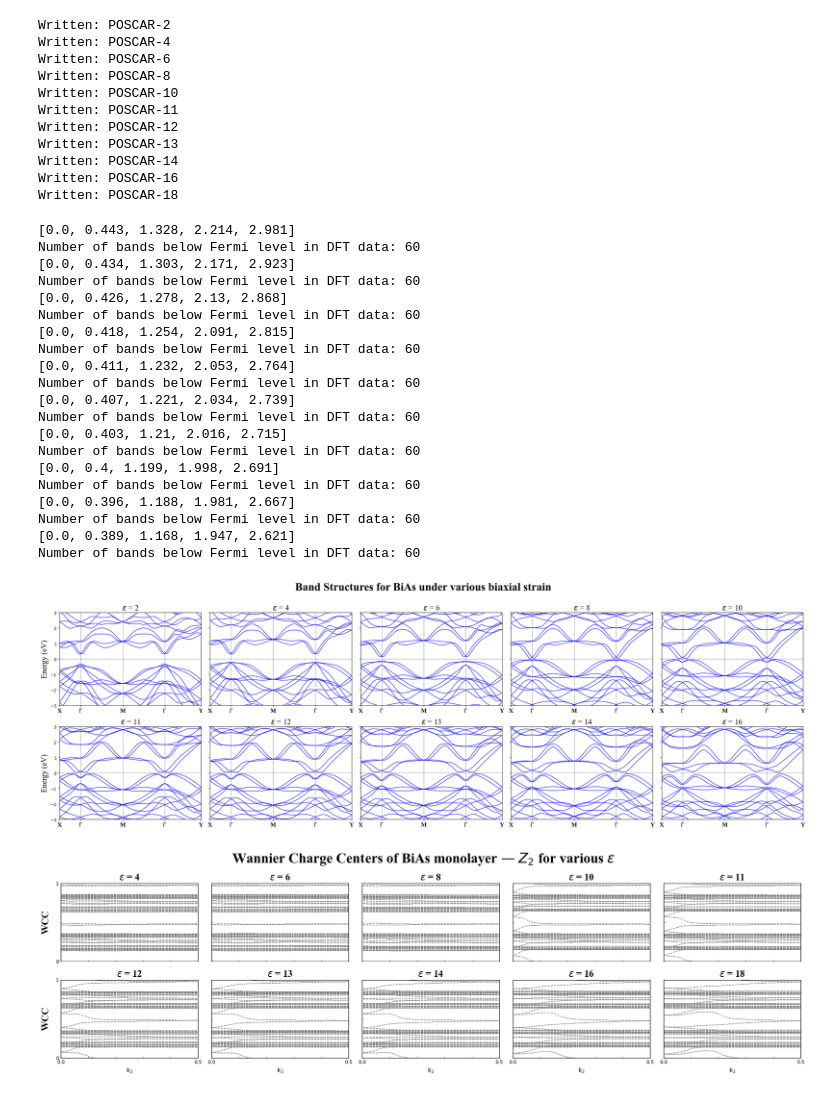
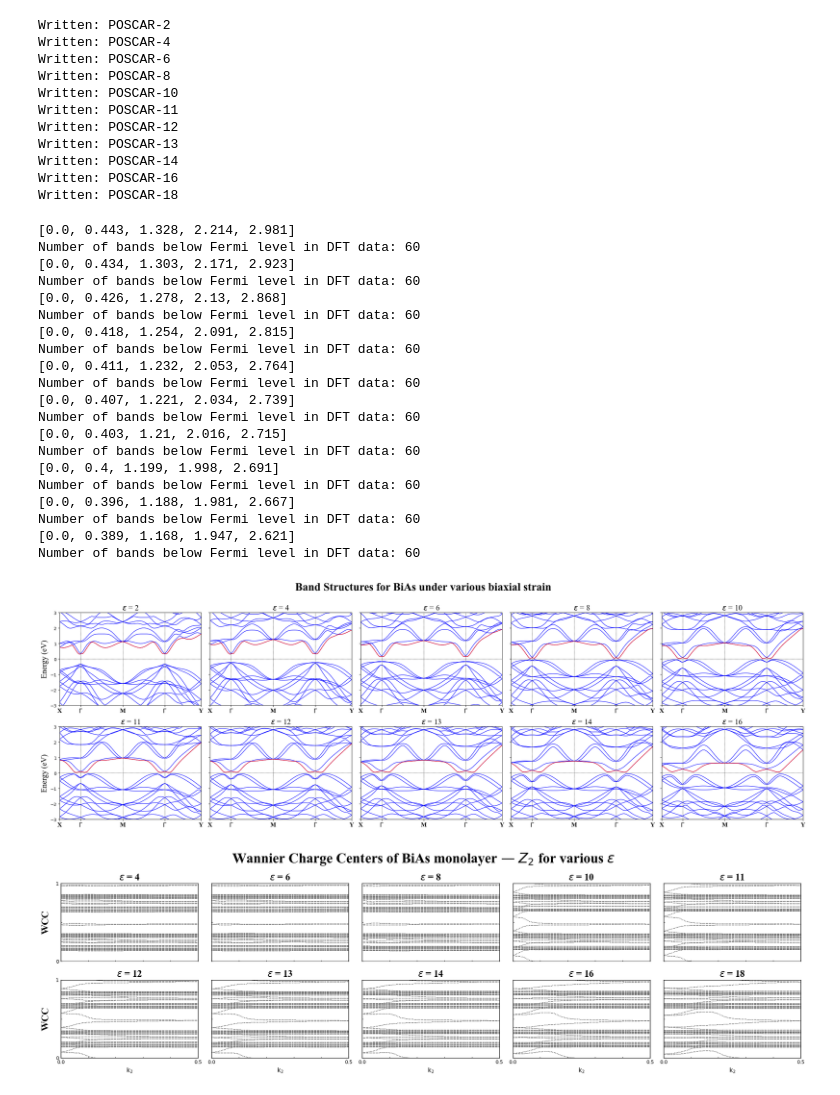
Before and after one commit to Lactuka/Thesis, a Jupyter notebook: bias-tetragonal-biaxial/bias-tetragonal-biaxial.ipynb, the cells around one changed output. Drawn from its saved outputs; the diff is of its cells as text; code cells hidden in the pictures.

```diff
--- a/bias-tetragonal-biaxial/bias-tetragonal-biaxial.ipynb
+++ b/bias-tetragonal-biaxial/bias-tetragonal-biaxial.ipynb
@@ -110,7 +110,7 @@ for ax, (idx, data) in zip(axes, datasets.items()):
     print(high_sym_points)
     for i in range(bands.shape[1]):
         ax.plot(k, bands[:, i], color='blue', linewidth=1, label='DFT' if i == 0 else "")
-
+    ax.plot(k, bands[:, 60], color='red', linewidth=1, label='DFT' if i == 0 else "")
     ax.axhline(y=0, color='black', linestyle='--', linewidth=0.5)
     ax.set_xlim(k.min(), k.max())
 
@@ -128,34 +128,34 @@ for ax, (idx, data) in zip(axes, datasets.items()):
         ax.set_ylabel('Energy (eV)', fontsize=18, fontname="Times New Roman")
 
 # Hide any unused subplots
 for ax in axes[n_plots:]:
     ax.set_visible(False)
 
 plt.suptitle('Band Structures for BiAs under various biaxial strain', fontsize=26, fontname="Times New Roman",fontweight="bold", y=1.01)
 plt.tight_layout()
 plt.show()
 # %% [output]
 [0.0, 0.443, 1.328, 2.214, 2.981]
 Number of bands below Fermi level in DFT data: 60
 [0.0, 0.434, 1.303, 2.171, 2.923]
 Number of bands below Fermi level in DFT data: 60
 [0.0, 0.426, 1.278, 2.13, 2.868]
 Number of bands below Fermi level in DFT data: 60
 [0.0, 0.418, 1.254, 2.091, 2.815]
 Number of bands below Fermi level in DFT data: 60
 [0.0, 0.411, 1.232, 2.053, 2.764]
 Number of bands below Fermi level in DFT data: 60
 [0.0, 0.407, 1.221, 2.034, 2.739]
 Number of bands below Fermi level in DFT data: 60
 [0.0, 0.403, 1.21, 2.016, 2.715]
 Number of bands below Fermi level in DFT data: 60
 [0.0, 0.4, 1.199, 1.998, 2.691]
 Number of bands below Fermi level in DFT data: 60
 [0.0, 0.396, 1.188, 1.981, 2.667]
 Number of bands below Fermi level in DFT data: 60
 [0.0, 0.389, 1.168, 1.947, 2.621]
 Number of bands below Fermi level in DFT data: 60
-[figure, old version]
+[figure, new version]
 # %%
 import numpy as np
 import matplotlib.pyplot as plt
```
Also changed, not shown: 4 other files.
